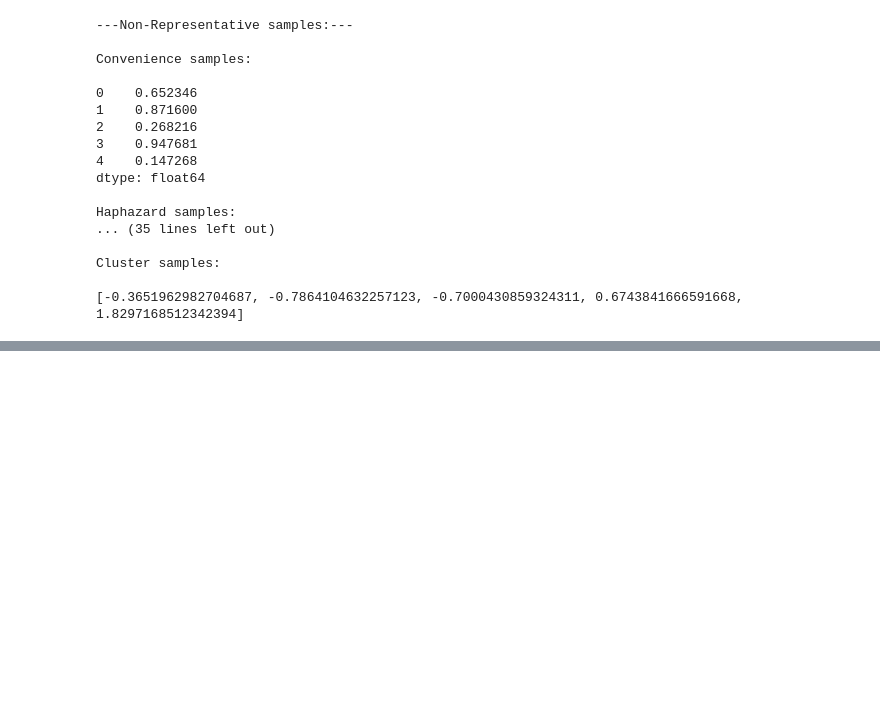
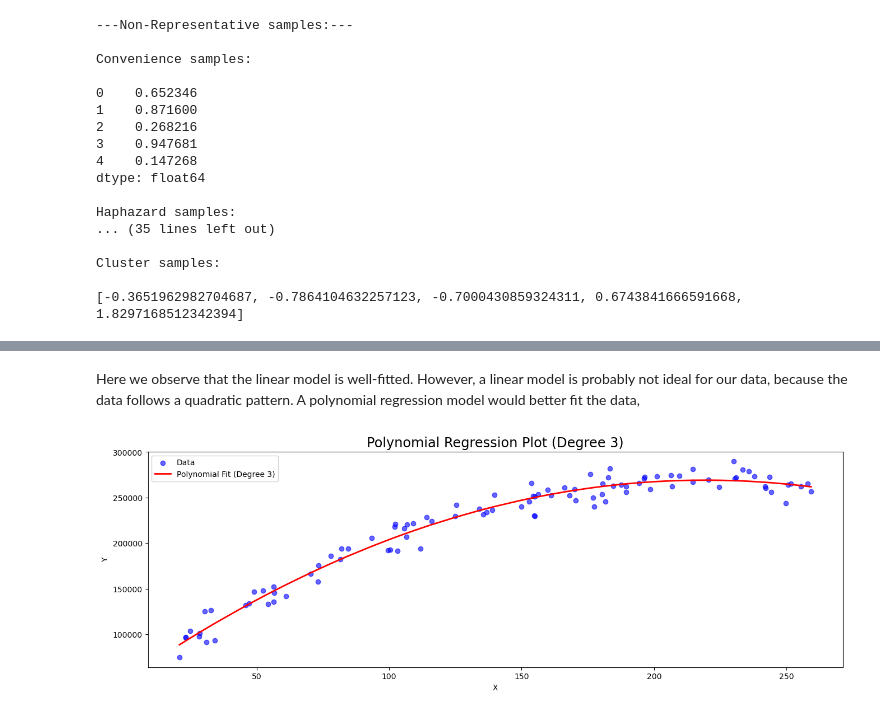
Before and after one commit to keithmmc/dataprojects, a Jupyter notebook: statsnotebook.ipynb, the cells around one changed output, grey strips where cells are left out. Drawn from its saved outputs; the diff is of its cells as text; code cells hidden in the pictures; blank space fills up the shorter version.

```diff
--- a/statsnotebook.ipynb
+++ b/statsnotebook.ipynb
@@ -463,0 +529,21 @@ Cluster samples:
+# %% [markdown]
+Here we observe that the linear model is well-fitted. However, a linear model is probably not ideal for our data, because the data follows a quadratic pattern.  A polynomial regression model would better fit the data,
+# %%
+
+degree = 3
+coefficients = np.polyfit(x, y, degree)
+
+
+polynomial_fit = np.poly1d(coefficients)
+
+
+plt.figure(figsize=(16, 5))
+plt.scatter(x, y, label="Data", color="blue", alpha=0.6)
+plt.plot(np.sort(x), polynomial_fit(np.sort(x)), label=f"Polynomial Fit (Degree {degree})", color="red", linewidth=2)  # Plot the polynomial fit
+plt.title(f'Polynomial Regression Plot (Degree {degree})', fontsize='xx-large')
+plt.xlabel('X')
+plt.ylabel('Y')
+plt.legend()
+plt.show()
+# %% [output]
+[figure, added]
```
Also changed, not shown: parts of 10 cells of this notebook.
